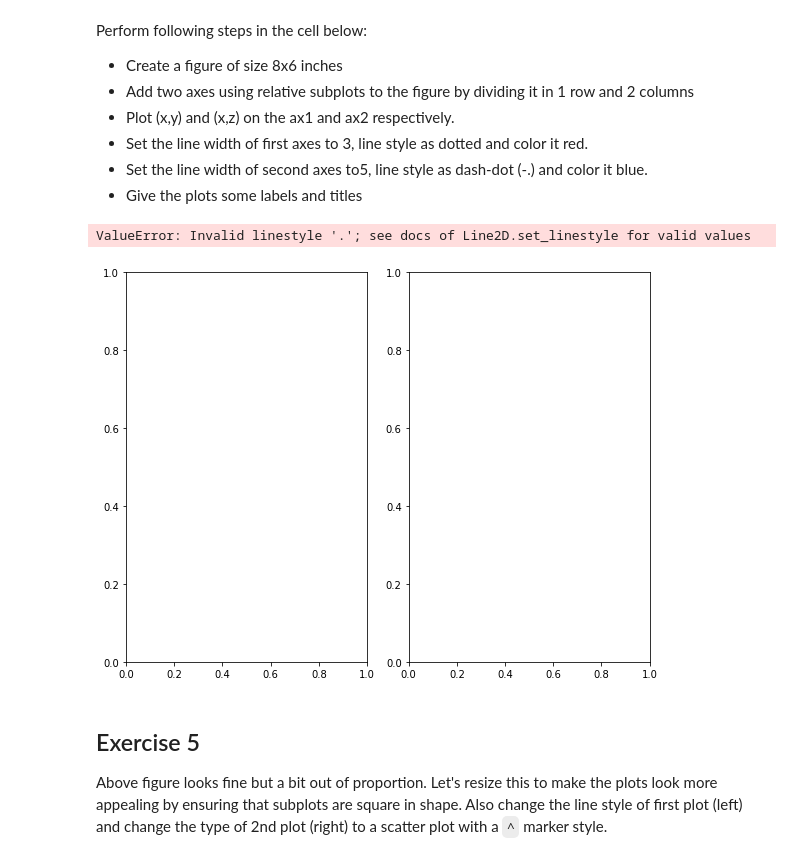
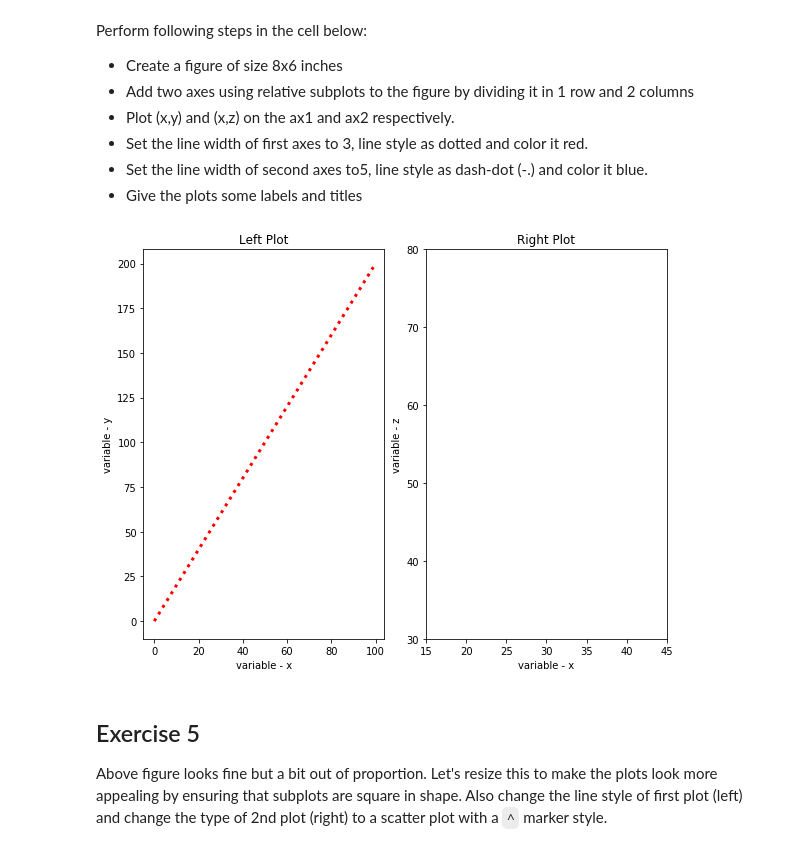
Before and after one commit to as6140/dsc-1-03-13-customizing-visualizations-with-matplotlib-lab-seattle-ds-career-040119, a Jupyter notebook: index.ipynb, the cells around one changed output. Drawn from its saved outputs; the diff is of its cells as text; code cells hidden in the pictures.

```diff
--- a/index.ipynb
+++ b/index.ipynb
@@ -150,25 +150,24 @@ Perform following steps in the cell below:
 # %%
 fig = plt.figure(figsize=(8,6))
 ax1 = fig.add_subplot(121)
 ax2 = fig.add_subplot(122)
 
 fig.tight_layout()
-ax1.plot(x,y, color = 'red', linewidth=3, linestyle ='.')
+ax1.plot(x,y, color = 'red', linewidth=3, linestyle =':')
 ax1.set_xlabel('variable - x')
 ax1.set_ylabel('variable - y')
 ax1.set_title('Left Plot')
 
 ax2.plot(x,z, color = 'blue', linewidth=5, linestyle ='-.')
 ax2.set_xlabel('variable - x')
 ax2.set_ylabel('variable - z')
 ax2.set_title('Right Plot')
 ax2.set_xlim(15,45)
 ax2.set_ylim(30,80)
 
 plt.show()
 # %% [output]
-ValueError: Invalid linestyle '.'; see docs of Line2D.set_linestyle for valid values
-[figure, old version]
+[figure, new version]
 # %% [markdown]
 ## Exercise 5
 
```
